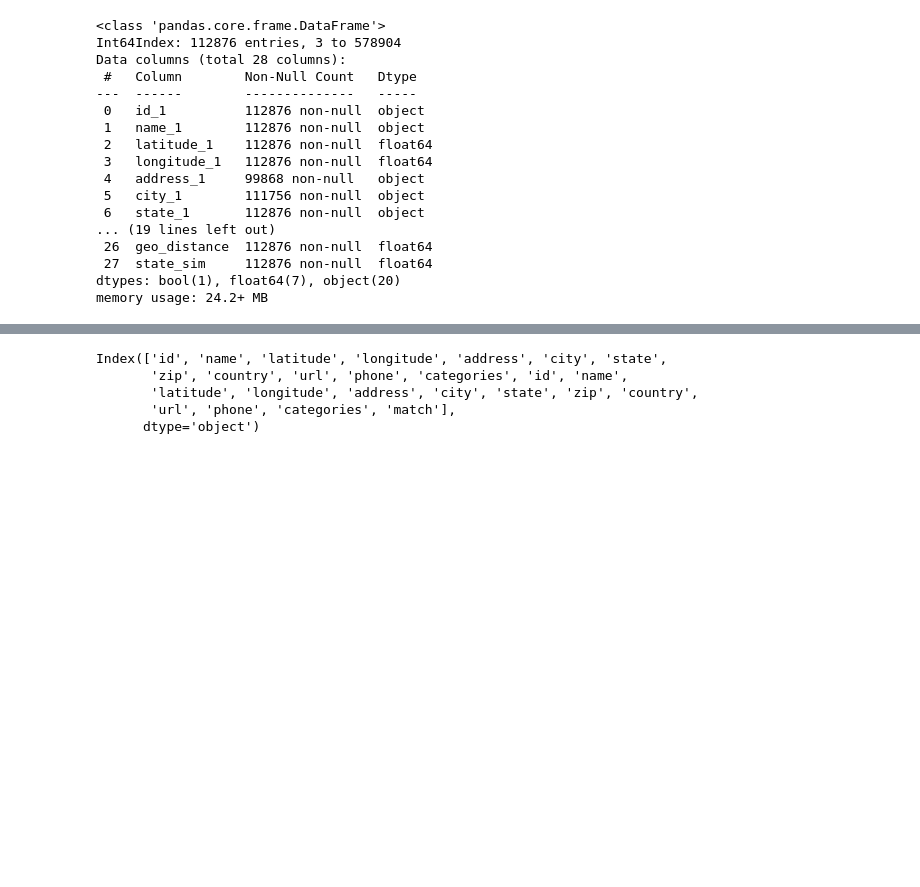
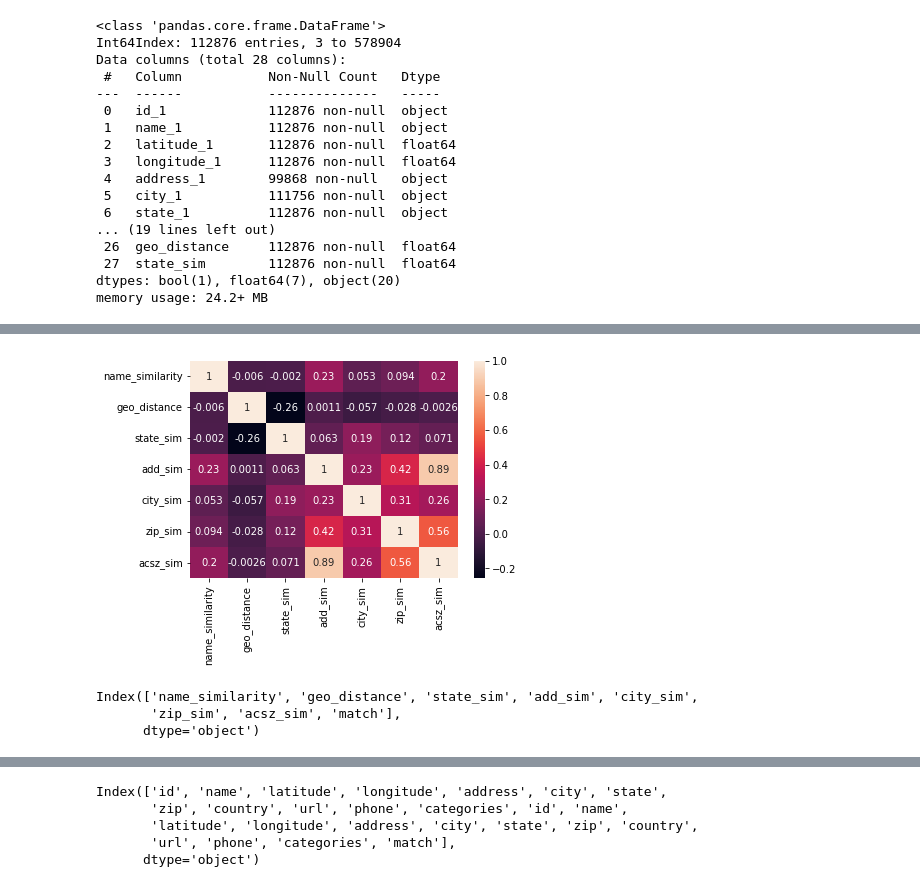
Before and after one commit to gormantt/foursquare-location-matching, a Jupyter notebook: cao_code/4sq-EDA1.ipynb, the cells around one changed output, grey strips where cells are left out. Cells and saved outputs as stored; diff of their text form; code cells hidden in the pictures; blank space fills up the shorter version.

Commit message:
EDA updated
EDA with pairs.csv added;
logistic regression;
PCA;
extra similarity features.

```diff
--- a/cao_code/4sq-EDA1.ipynb
+++ b/cao_code/4sq-EDA1.ipynb
@@ -770,2 +887,2 @@ memory usage: 24.2+ MB
 # %%
-df.to_csv('./data/pairs_us_sim.csv')
+df = pd.read_csv("./data/pairs_us_sim.csv")
@@ -771,0 +900,4 @@ df.to_csv('./data/pairs_us_sim.csv')
+# %%
+df_sim = df[['name_similarity','geo_distance','state_sim','add_sim', 'city_sim', 'zip_sim','acsz_sim','match']].copy()
+#
+df_sim.head()
@@ -771,0 +911,12 @@ df.to_csv('./data/pairs_us_sim.csv')
+# %%
+fig, ax = plt.subplots()
+sns.heatmap(df_sim.iloc[:,:-1].corr(), annot=True, ax=ax)
+plt.show()
+# %% [output]
+[figure, added]
+# %%
+df_sim.columns
+# %% [output]
+Index(['name_similarity', 'geo_distance', 'state_sim', 'add_sim', 'city_sim',
+       'zip_sim', 'acsz_sim', 'match'],
+      dtype='object')
```
Also changed, not shown: parts of 34 cells of this notebook.
